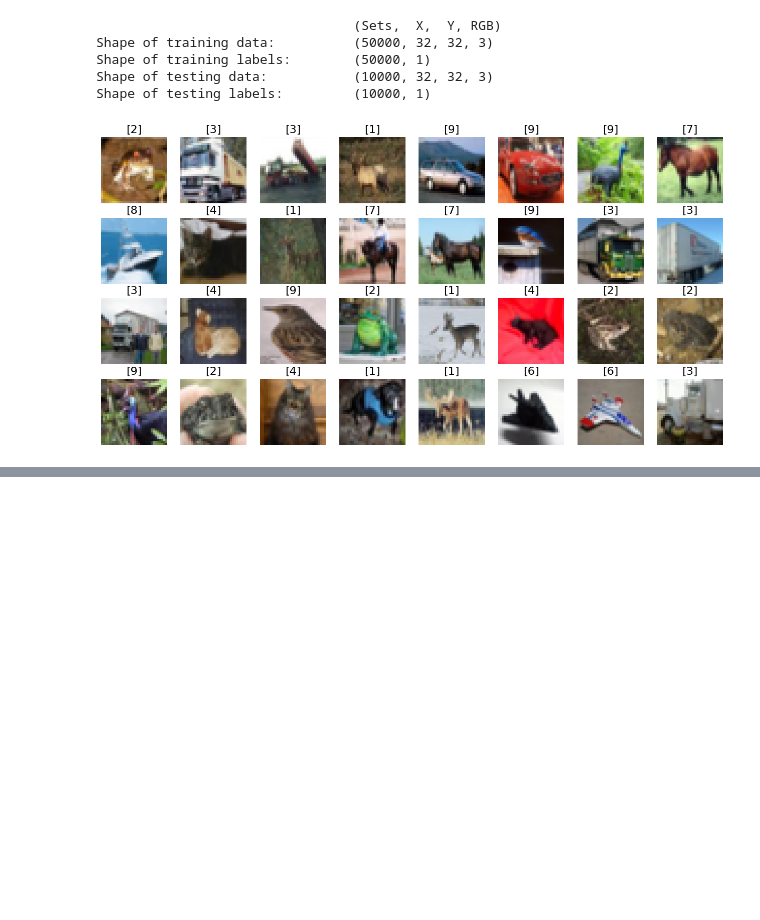
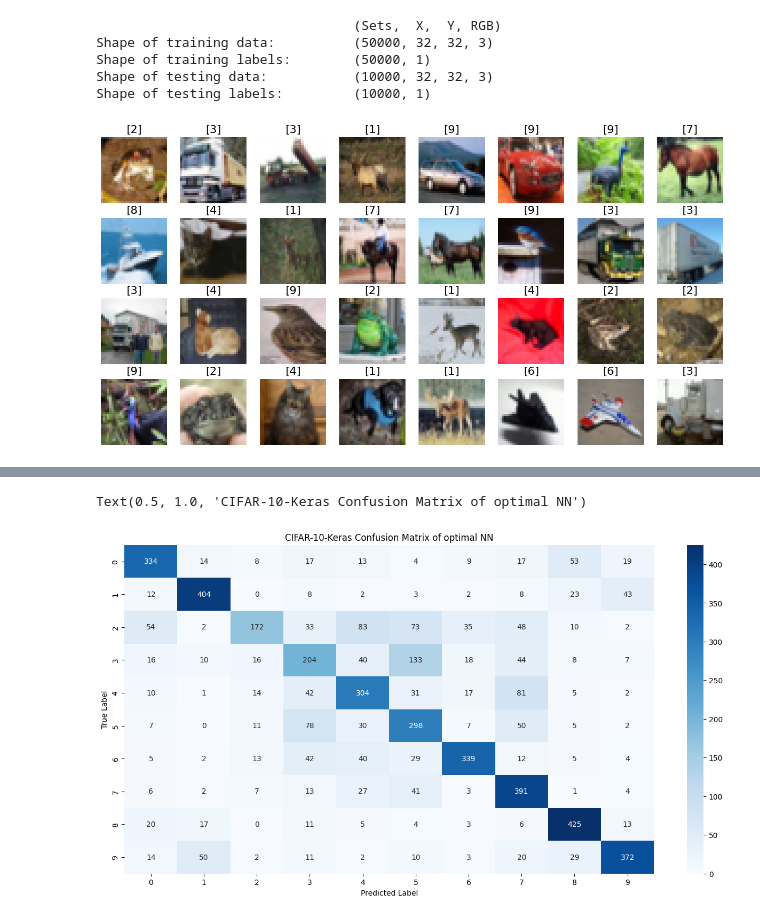
Before and after one commit to ThompsonA93/CIFAR10_Benchmark, a Jupyter notebook: src/02_CIFAR10_Keras.ipynb, the cells around one changed output, grey strips where cells are left out. Drawn from its saved outputs; the diff is of its cells as text; code cells hidden in the pictures; blank space fills up the shorter version.

```diff
--- a/src/02_CIFAR10_Keras.ipynb
+++ b/src/02_CIFAR10_Keras.ipynb
@@ -417,0 +393,5 @@ print("[test loss, test accuracy]:", evaluation)
+# %%
+# Let model predict data
+y_pred = model.predict(test_data)
+y_pred_classes = np.argmax(y_pred, axis=1)
+y_true = np.argmax(test_label, axis=1)
@@ -417,0 +400,11 @@ print("[test loss, test accuracy]:", evaluation)
+# %%
+# Visualize estimation over correct and incorrect prediction via confusion matrix
+confusion_mtx = confusion_matrix(y_true, y_pred_classes)
+fig, ax = plt.subplots(figsize=(16,8))
+ax = sns.heatmap(confusion_mtx, annot=True, fmt='d', ax=ax, cmap="Blues")
+ax.set_xlabel('Predicted Label')
+ax.set_ylabel('True Label')
+ax.set_title('CIFAR-10-Keras Confusion Matrix of optimal NN')
+# %% [output]
+Text(0.5, 1.0, 'CIFAR-10-Keras Confusion Matrix of optimal NN')
+[figure, added]
```
Also changed, not shown: parts of 24 cells of this notebook, 15 other files.
